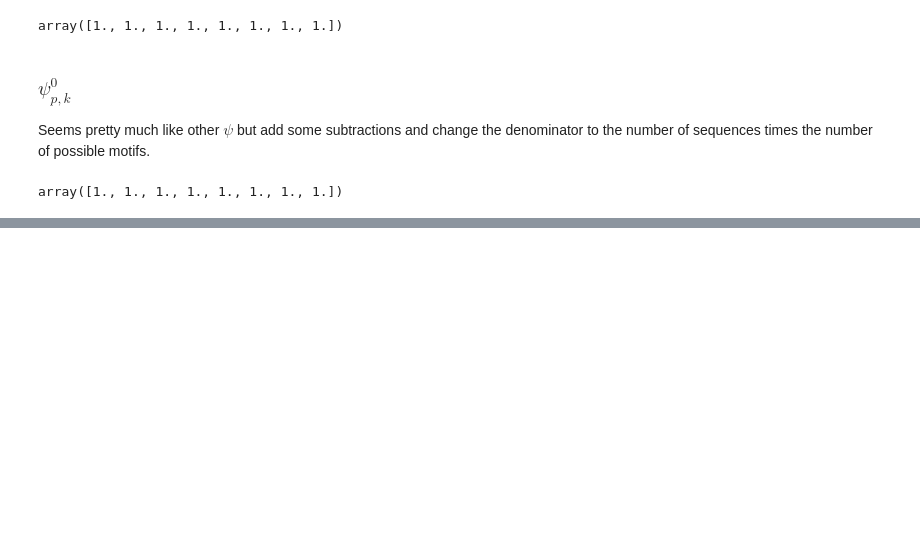
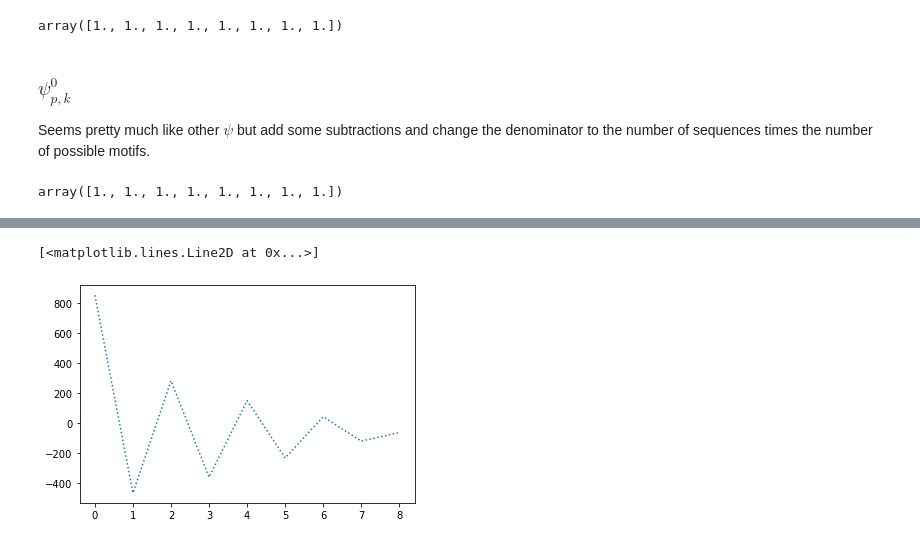
Before and after one commit to EthanHolleman/BST-227-Fall-2021, a Jupyter notebook: assignments/assignment1/part3/Part3.ipynb, the cells around one changed output, grey strips where cells are left out. Cells and saved outputs as stored; diff of their text form; code cells hidden in the pictures; blank space fills up the shorter version.

```diff
--- a/assignments/assignment1/part3/Part3.ipynb
+++ b/assignments/assignment1/part3/Part3.ipynb
@@ -133,3 +112,24 @@ def calculate_ELBOOOOO(X, posts, lambda_j, psi_0, psi_1):
+# %%
+def calculate_ELBOOOOO(X, posts, lambda_j, psi_0, psi_1):
+
+    def lambda_j_term():
+        return (posts * np.log(lambda_j)).sum()
+
+    def C_ij_term():
+        sum_list = []
+        for i in range(X.shape[0]):
+            for j in range(X.shape[1]):
+                for p in range(X.shape[2]):
+                    for k in range(X.shape[3]):
+                        sum_list.append(
+                            X[i][j][p][k] * (posts[i][j] * np.log(psi_1[p][k]) + (1 - posts[i][j]) * np.log(psi_0[p][k]))
+                        )
+        return sum(sum_list)
+
+    def entropy():
+        return (np.log(posts) * posts).sum()
+
+    return lambda_j_term() + C_ij_term() + entropy()
 # %% [markdown]
 ## M step
 # %% [markdown]
@@ -193,7 +198,7 @@ def psi_0_m_step(X, E_Cij, psi_1):
                         X[i][j][p][k] * (1 - E_Cij[i][j])
                     )
 
-            psi_pk = sum(numerator_terms) / ((seq_len - motif_length + 1 - 1) * (X.shape[0]))
+            psi_pk = sum(numerator_terms) / ((seq_length - motif_length + 1 - 1) * (X.shape[0]))
             new_psi_1[p][k] = psi_pk
 
     return new_psi_1
@@ -203,3 +208,6 @@ psi_1_pract = psi_1_m_step(X, posts, psi_1)
 psi_1_pract.sum(axis=1)
 # %% [output]
 array([1., 1., 1., 1., 1., 1., 1., 1.])
+# %%
+def m_step(X, E_cij, lambda_j, psi_1, psi_0):
+    return lambda_j_m_step(E_cij), psi_1_m_step(X, E_cij, psi_1), psi_0_m_step(X, E_cij, psi_0)
@@ -205,0 +216,12 @@ array([1., 1., 1., 1., 1., 1., 1., 1.])
+# %%
+l_0, l_1 = 0, 1e10
+l_diff = 1e-3
+lambda_j, psi_0, psi_1 = init_EM(seq_length, motif_length)
+elbos = []
+for i in range(10):
+    posteriors = e_step(X, lambda_j, psi_0, psi_1)
+    lambda_j, psi_0, psi_1 = m_step(X, posteriors, lambda_j, psi_1, psi_0)
+    l_0 = l_1
+    l_1 = calculate_ELBOOOOO(X, posteriors, lambda_j, psi_1, psi_0)
+    elbos.append(l_0 - l_1)
+    print(elbos[i])
@@ -205,0 +239,5 @@ array([1., 1., 1., 1., 1., 1., 1., 1.])
+# %%
+plt.plot(elbos[1:], linestyle = 'dotted')
+# %% [output]
+[<matplotlib.lines.Line2D at 0x...>]
+[figure, added]
```
Also changed, not shown: parts of 7 cells of this notebook.
